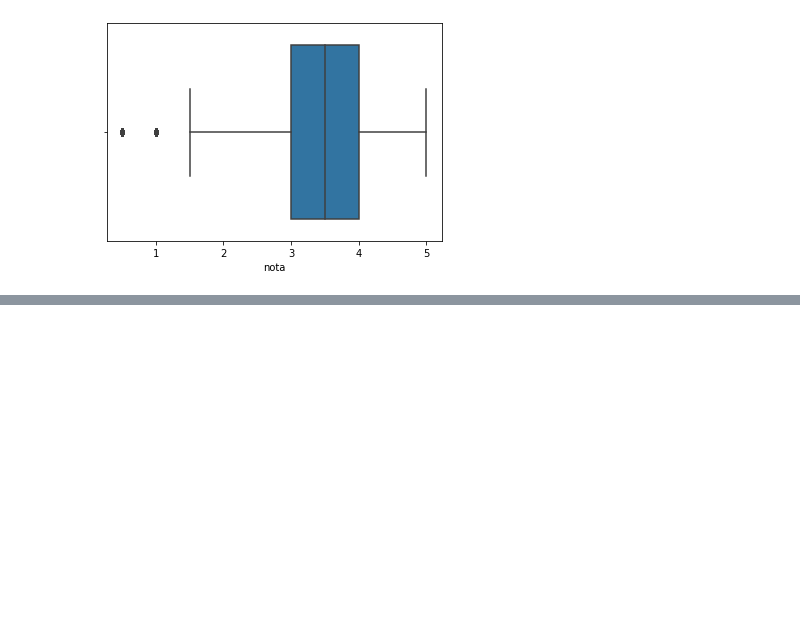
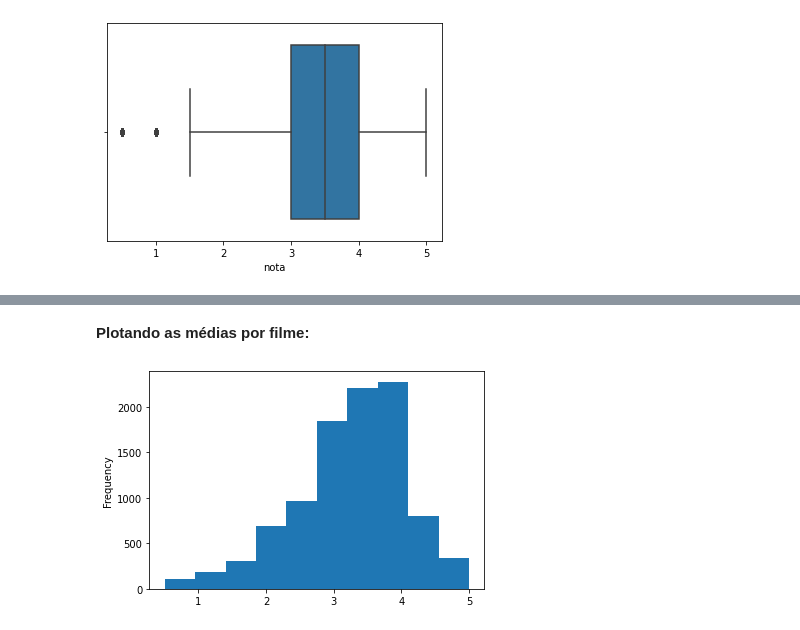
Before and after one commit to mvsampaio98/Data_Science, a Jupyter notebook: Estudos/Data_Science/1_Analise_Visualizacao_Dados.ipynb, the cells around one changed output, grey strips where cells are left out. Drawn from its saved outputs; the diff is of its cells as text; code cells hidden in the pictures; blank space fills up the shorter version.

```diff
--- a/Estudos/Data_Science/1_Analise_Visualizacao_Dados.ipynb
+++ b/Estudos/Data_Science/1_Analise_Visualizacao_Dados.ipynb
@@ -100,0 +137,3 @@ sns.boxplot(x = notas['nota']);
+# %%
+medias_por_filme = notas.groupby('filmeID')['nota'].mean()
+medias_por_filme.head()
@@ -100,0 +148,6 @@ sns.boxplot(x = notas['nota']);
+# %% [markdown]
+**Plotando as médias por filme:**
+# %%
+medias_por_filme.plot(kind='hist');
+# %% [output]
+[figure, added]
```
Also changed, not shown: parts of 59 cells of this notebook, 1 other file.
